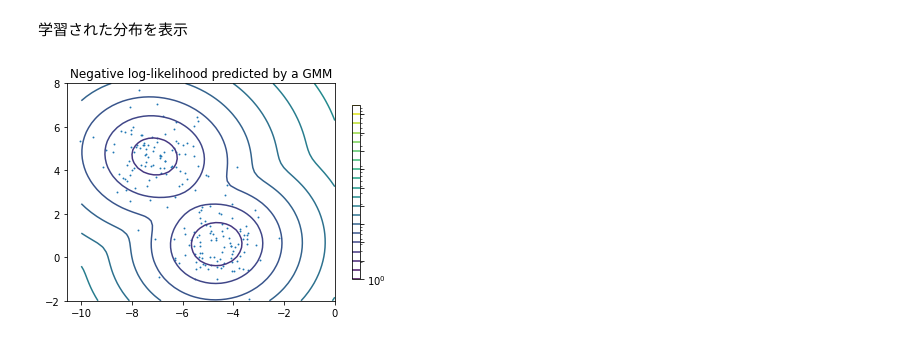
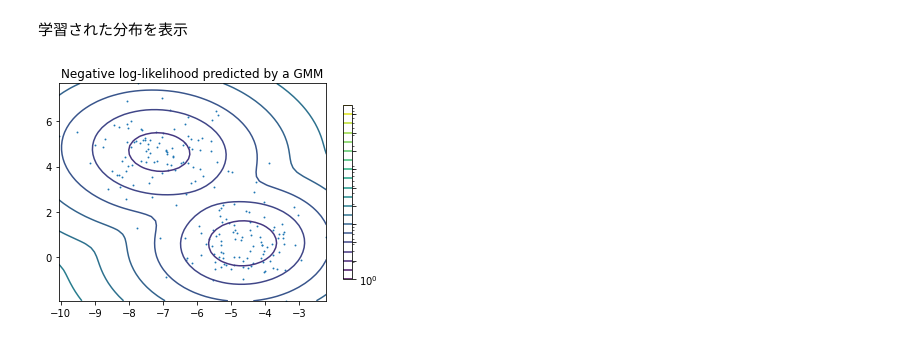
Before and after one commit to MasahiroAraki/SpeechRecognition, a Jupyter notebook: Python/chap08.ipynb, the cells around one changed output. Saved outputs shown, nothing was run; the diff lists cells and outputs as text; code cells hidden in the pictures.

```diff
--- a/Python/chap08.ipynb
+++ b/Python/chap08.ipynb
@@ -116,38 +116,40 @@ array([[0.19332632, 0.66148527],
 
 2つのクラスタからなるランダムなデータを生成し、EMアルゴリズムによって分布のパラメータを求めよ。
 # %%
+import numpy as np
 from sklearn.datasets import make_blobs
 from sklearn import mixture
+import matplotlib.pyplot as plt
 from matplotlib.colors import LogNorm
 
-X_train, y_train = make_blobs(n_samples=200, centers=2, n_features=2, random_state=12)
-plt.scatter(X_train[:, 0], X_train[:, 1])
+X, y = make_blobs(n_samples=200, centers=2, n_features=2, random_state=12)
+plt.scatter(X[:, 0], X[:, 1])
 # %% [output]
 <matplotlib.collections.PathCollection at 0x...>
 [figure]
 # %%
 clf = mixture.GaussianMixture(n_components=2, covariance_type='full')
-clf.fit(X_train)
+clf.fit(X)
 # %% [output]
 GaussianMixture(n_components=2)
 # %% [markdown]
 学習された分布を表示
 # %%
 # display predicted scores by the model as a contour plot
-x = np.linspace(-10., 0.)
-y = np.linspace(-2., 8.)
-X, Y = np.meshgrid(x, y)
-XX = np.array([X.ravel(), Y.ravel()]).T
+x1 = np.linspace(np.min(X[:,0]), np.max(X[:,0]))
+x2 = np.linspace(np.min(X[:,1]), np.max(X[:,1]))
+X1, X2 = np.meshgrid(x1, x2)
+XX = np.array([X1.ravel(), X2.ravel()]).T
 Z = -clf.score_samples(XX)
-Z = Z.reshape(X.shape)
+Z = Z.reshape(X1.shape)
 
-CS = plt.contour(X, Y, Z, norm=LogNorm(vmin=1.0, vmax=1000.0),
+CS = plt.contour(X1, X2, Z, norm=LogNorm(vmin=1.0, vmax=1000.0),
                  levels=np.logspace(0, 3, 20))
 CB = plt.colorbar(CS, shrink=0.8, extend='both')
-plt.scatter(X_train[:, 0], X_train[:, 1], .8)
+plt.scatter(X[:, 0], X[:, 1], .8)
 
 plt.title('Negative log-likelihood predicted by a GMM')
 plt.axis('tight')
 plt.show()
 # %% [output]
-[figure, old version]
+[figure, new version]
```
Also changed, not shown: parts of 7 cells of this notebook, 1 other file.
